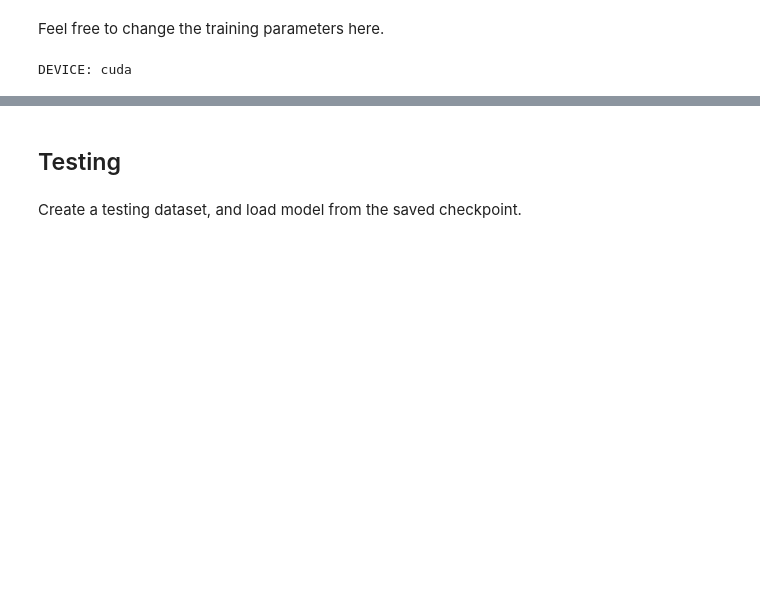
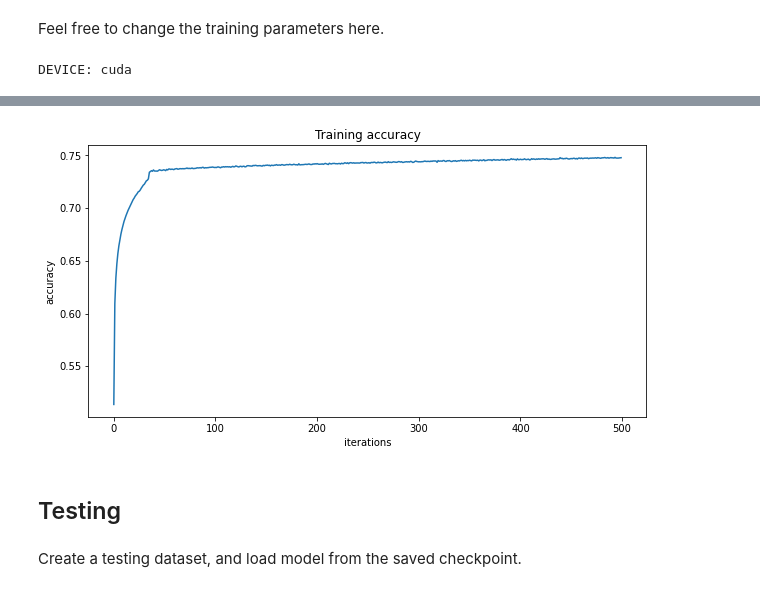
Before and after one commit to fockspaces/ML2021spring, a Jupyter notebook: HW2 Phoneme Classification/CNN.ipynb, the cells around one changed output, grey strips where cells are left out. Saved outputs shown, nothing was run; the diff lists cells and outputs as text; code cells hidden in the pictures; blank space fills up the shorter version.

```diff
--- a/HW2 Phoneme Classification/CNN.ipynb
+++ b/HW2 Phoneme Classification/CNN.ipynb
@@ -387,3 +407,13 @@ if len(val_set) == 0:
+# %%
+plt.figure(figsize=(10,5))
+plt.title("Training accuracy")
+plt.plot(Total_acc)
+plt.xlabel("iterations")
+plt.ylabel("accuracy")
+# plt.legend()
+plt.show()
+# %% [output]
+[figure, added]
 # %% [markdown]
 ## Testing
 # %% [markdown]
```
Also changed, not shown: parts of 15 cells of this notebook.
